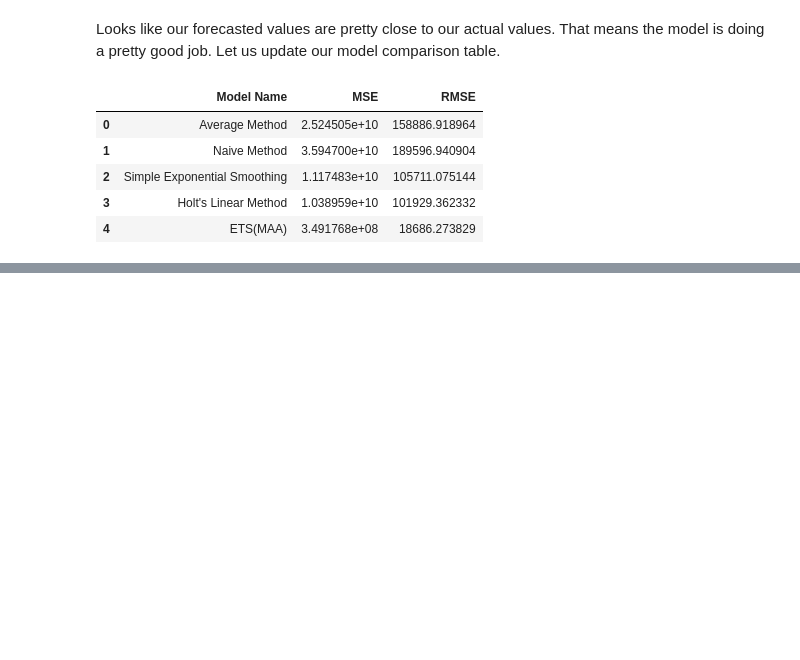
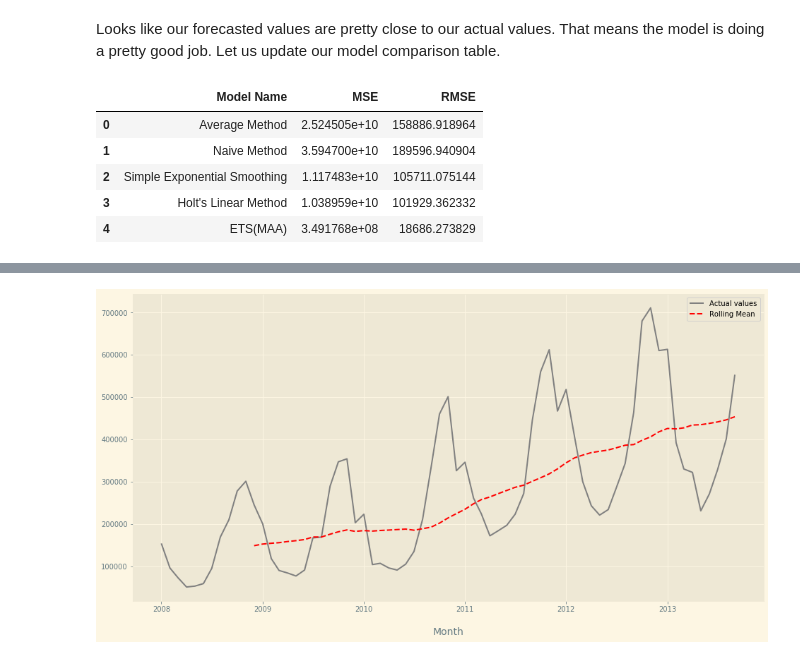
Before and after one commit to hamzajabbarr/time_series_forecasting_example, a Jupyter notebook: Time_series.ipynb, the cells around one changed output, grey strips where cells are left out. Saved outputs shown, nothing was run; the diff lists cells and outputs as text; code cells hidden in the pictures; blank space fills up the shorter version.

```diff
--- a/Time_series.ipynb
+++ b/Time_series.ipynb
@@ -497,0 +518,8 @@ model_comparison
+# %%
+plt.figure(figsize = (16,8))
+plt.plot(data, color = 'grey', label = "Actual values")
+plt.plot(data.rolling(window = 12).mean(), label = "Rolling Mean", linestyle = '--', color = 'red')
+plt.xlabel('Month', fontsize = 14, labelpad = 20)
+plt.legend()
+plt.show()
+# %% [output]
@@ -497,0 +532 @@ model_comparison
+[figure, added]
```
Also changed, not shown: parts of 4 cells of this notebook.
